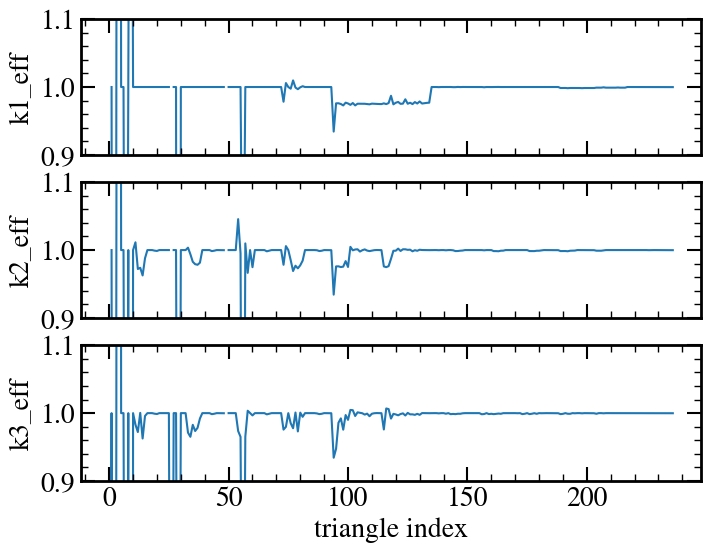
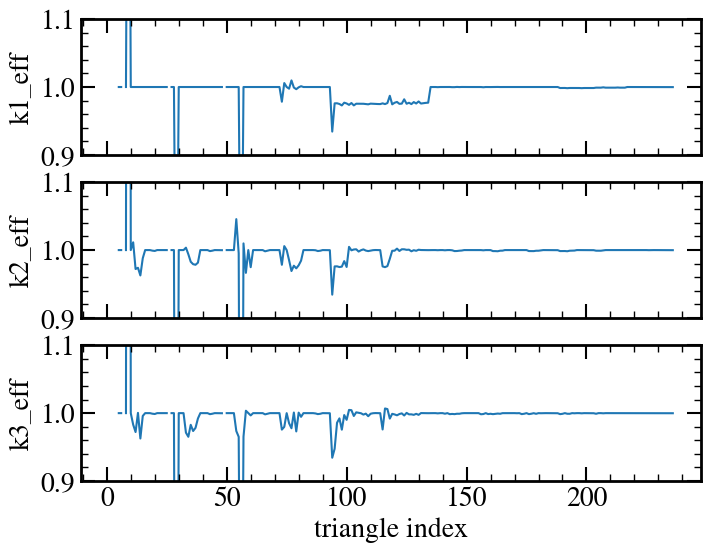
Unified diff of the notebook cell whose output changed from the first chart to the second:
--- before
+++ after
@@ -5,7 +5,7 @@
 
 fig, ax = plt.subplots(3, 1, sharex=True, figsize=(8, 6))
-ax[0].plot(trindex, my_k1_eff / normalization_array / big_k1_eff, label='my k1_eff')
-ax[1].plot(trindex, my_k2_eff / normalization_array / big_k2_eff, label='my k2_eff')
-ax[2].plot(trindex, my_k3_eff / normalization_array / big_k3_eff, label='my k3_eff')
+ax[0].plot(trindex, my_k1_eff / big_k1_eff, label='my k1_eff')
+ax[1].plot(trindex, my_k2_eff / big_k2_eff, label='my k2_eff')
+ax[2].plot(trindex, my_k3_eff / big_k3_eff, label='my k3_eff')
 
 ax[0].set_ylabel('k1_eff')

Commit: updated test notebook